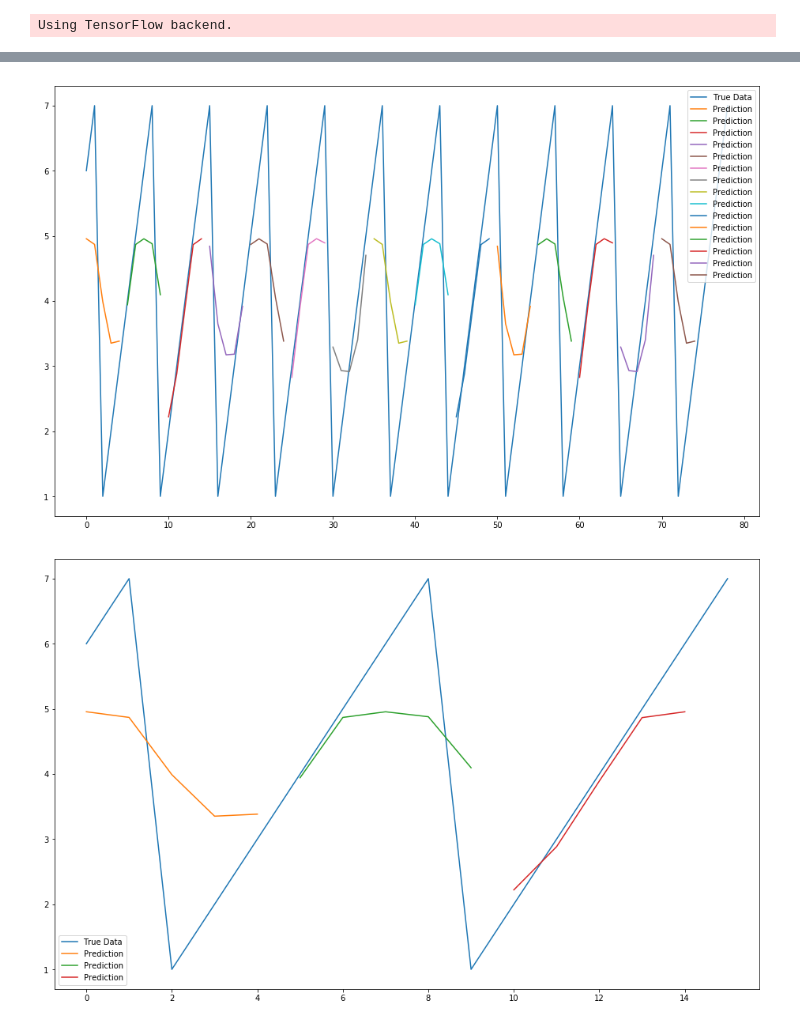
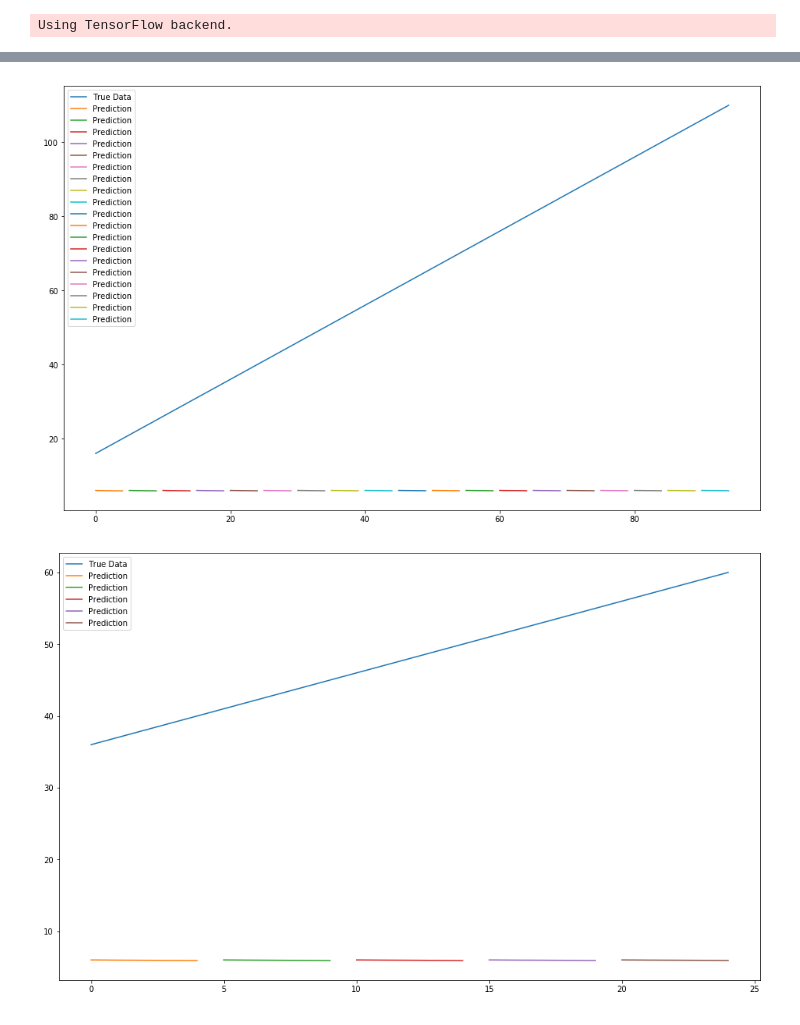
Before and after one commit to skeydan/timeseries_sandbox_python, a Jupyter notebook: lstm_keras_experiment.ipynb, the cells around one changed output, grey strips where cells are left out. Saved outputs shown, nothing was run; the diff lists cells and outputs as text; code cells hidden in the pictures.

```diff
--- a/lstm_keras_experiment.ipynb
+++ b/lstm_keras_experiment.ipynb
@@ -59,7 +60,7 @@ scaler = StandardScaler()
 # number of consecutive (dependent) predictions
 prediction_window = 5
 # %%
-testname = 'seasonal'
+testname = 'trend'
 properties = 'lstm_' + str(use_LSTM) + '_stateful_' + str(lstm_stateful) + '_window_' + str(window_size) + '_predict_sequences_' + str(lstm_predict_sequences) + '_epochs_' + str(num_epochs) + '_2layers_' + str(lstm_stack_layers) + '_scale_' + str(scale)
 model_name = testname + '_' + properties + '.h5'
 fig_name = testname + '_' + properties + '.png'
@@ -69,15 +70,15 @@ fig_name_multiple = testname + '_' + properties + '_multiplepreds_' + str(predic
 model_exists = False
 # %%
 # various test datasets
-ts_train_lineartrend = np.arange(1,101, dtype='float64')
-ts_test_lineartrend_outofrange = np.arange(101,121, dtype='float64')
-ts_test_lineartrend_withinrange = np.arange(21,41, dtype='float64')
+ts_train_lineartrend = np.arange(11,111, dtype='float64')
+ts_test_lineartrend_outofrange = np.arange(111,131, dtype='float64')
+ts_test_lineartrend_withinrange = np.arange(31,61, dtype='float64')
 
 ts_train_seasonal = np.tile(np.arange(1,8, dtype='float64'),12)
 ts_test_seasonal = np.tile(np.arange(1,8, dtype='float64'),3)
 # %%
-ts_train = ts_train_seasonal
-ts_test = ts_test_seasonal
+ts_train = ts_train_lineartrend
+ts_test = ts_test_lineartrend_withinrange
 # %%
 ts_all = np.append(ts_train, ts_test)
 len_overall = len(ts_all)
@@ -212,8 +245,8 @@ if use_LSTM:
     X_test = np.reshape(X_test, (X_test.shape[0], lstm_num_timesteps, lstm_num_features))
 
     if lstm_predict_sequences:
-        y_train = np.reshape(y_train, (y_train.shape[0], lstm_num_predictions, lstm_num_features))
-        y_test = np.reshape(y_test, (y_test.shape[0], lstm_num_predictions, lstm_num_features))
+        y_train = np.reshape(y_train, (y_train.shape[0], lstm_num_timesteps, lstm_num_features))
+        y_test = np.reshape(y_test, (y_test.shape[0], lstm_num_timesteps, lstm_num_features))
 # %%
 X_train.shape, y_train.shape, X_test.shape,  y_test.shape
 # %% [output]
@@ -649,12 +739,12 @@ def plot_results_multiple(predicted_data, true_data, prediction_window):
     plt.savefig(fig_name)
     plt.show()
 # %%
-if use_LSTM:
+if use_LSTM and not lstm_predict_sequences:
     plot_results_multiple(prediction_seqs_train, y_train, prediction_window)
 # %% [output]
-[figure, old version]
+[figure, new version]
 # %%
-if use_LSTM:
+if use_LSTM and not lstm_predict_sequences:
     plot_results_multiple(prediction_seqs_test, y_test, prediction_window)
 # %% [output]
-[figure, old version]
+[figure, new version]
```
Also changed, not shown: parts of 37 cells of this notebook.
